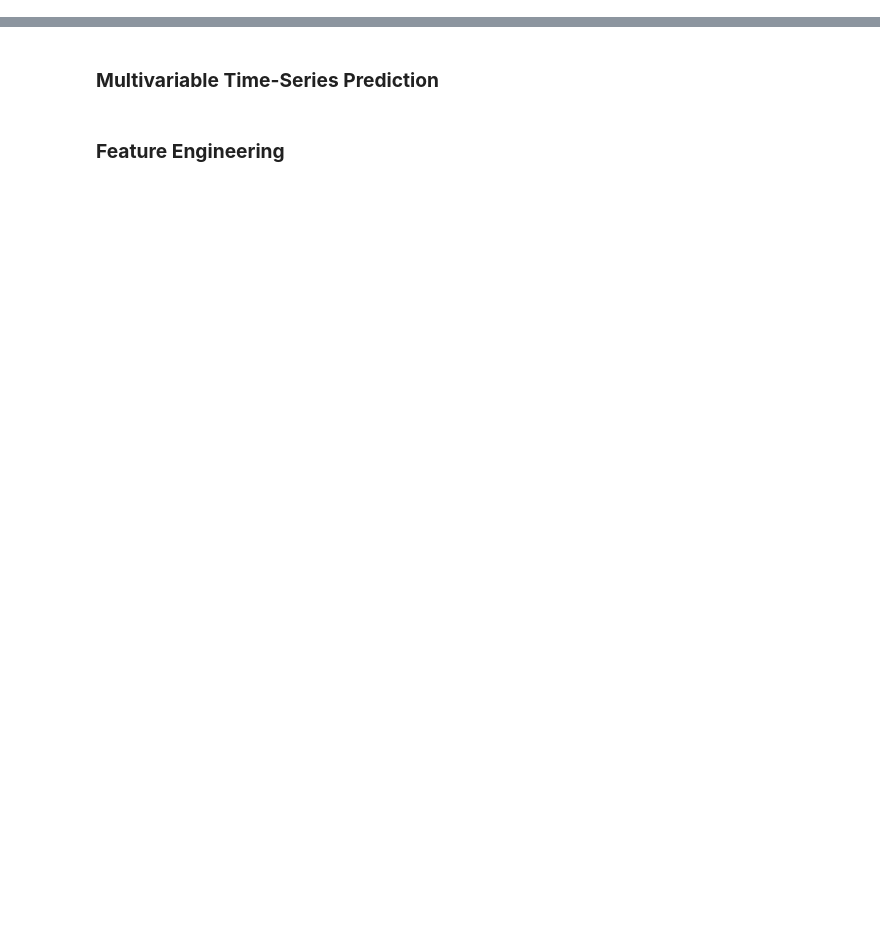
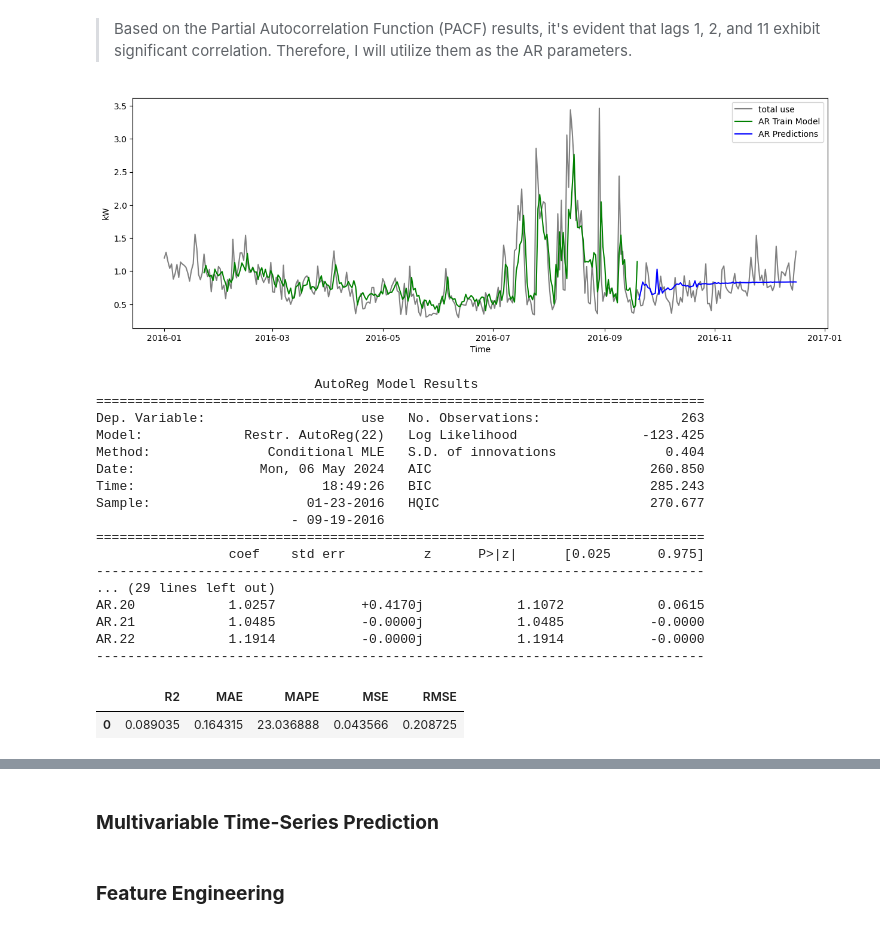
Before and after one commit to computationalgoblin/Smart-Home-Energy-Consumption-Project, a Jupyter notebook: notebooks/model.ipynb, the cells around one changed output, grey strips where cells are left out. Saved outputs shown, nothing was run; the diff lists cells and outputs as text; code cells hidden in the pictures; blank space fills up the shorter version.

```diff
--- a/notebooks/model.ipynb
+++ b/notebooks/model.ipynb
@@ -62,0 +96,26 @@ arima_parameter_estimation(use_data)
+# %% [markdown]
+> Based on the Partial Autocorrelation Function (PACF) results, it's evident that lags 1, 2, and 11 exhibit significant correlation. Therefore, I will utilize them as the AR parameters.
+# %%
+ar_model, ar_metrics = ar_baseline_model(train_data, test_data, use_data_daily, lags=[1,2,11,21,22])
+ar_metrics
+# %% [output]
+[figure, added]
+                            AutoReg Model Results
+==============================================================================
+Dep. Variable:                    use   No. Observations:                  263
+Model:             Restr. AutoReg(22)   Log Likelihood                -123.425
+Method:               Conditional MLE   S.D. of innovations              0.404
+Date:                Mon, 06 May 2024   AIC                            260.850
+Time:                        18:49:26   BIC                            285.243
+Sample:                    01-23-2016   HQIC                           270.677
+                         - 09-19-2016
+==============================================================================
+                 coef    std err          z      P>|z|      [0.025      0.975]
+------------------------------------------------------------------------------
+... (29 lines left out)
+AR.20            1.0257           +0.4170j            1.1072            0.0615
+AR.21            1.0485           -0.0000j            1.0485           -0.0000
+AR.22            1.1914           -0.0000j            1.1914           -0.0000
+------------------------------------------------------------------------------
+|  | R2 | MAE | MAPE | MSE | RMSE |
+| 0 | 0.089035 | 0.164315 | 23.036888 | 0.043566 | 0.208725 |
```
Also changed, not shown: parts of 22 cells of this notebook, 1 other file.
